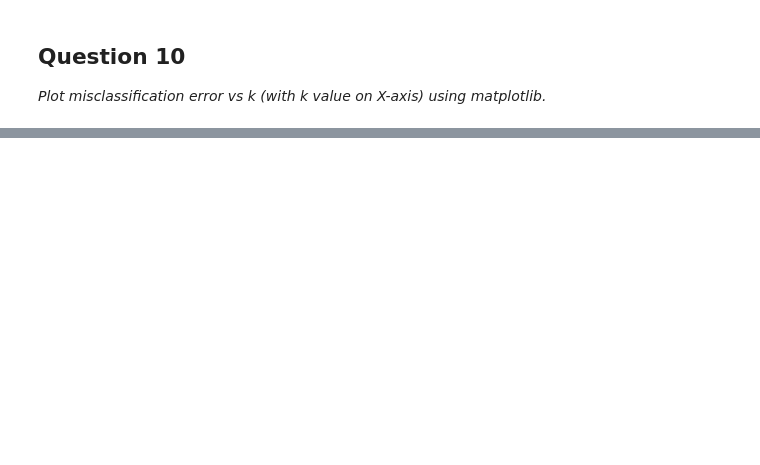
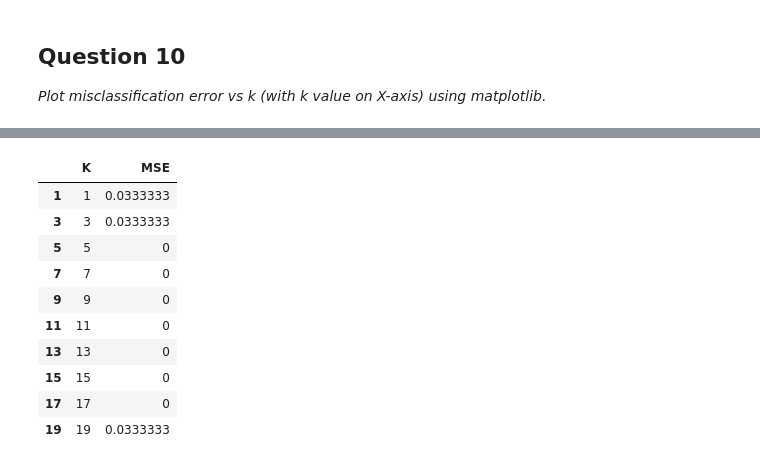
Before and after one commit to GreatLearningAIML1/pune-july19-batch-maheshwariumang, a Jupyter notebook: R2_Internal_Lab_Questions_updated.ipynb, the cells around one changed output, grey strips where cells are left out. Cells and saved outputs as stored; diff of their text form; code cells hidden in the pictures; blank space fills up the shorter version.

```diff
--- a/R2_Internal_Lab_Questions_updated.ipynb
+++ b/R2_Internal_Lab_Questions_updated.ipynb
@@ -298,0 +304,14 @@ Text(0, 0.5, 'MSE')
+# %%
+MSE_dataframe
+# %% [output]
+|  | K | MSE |
+| 1 | 1 | 0.0333333 |
+| 3 | 3 | 0.0333333 |
+| 5 | 5 | 0 |
+| 7 | 7 | 0 |
+| 9 | 9 | 0 |
+| 11 | 11 | 0 |
+| 13 | 13 | 0 |
+| 15 | 15 | 0 |
+| 17 | 17 | 0 |
+| 19 | 19 | 0.0333333 |
```
Also changed, not shown: parts of 4 cells of this notebook.
